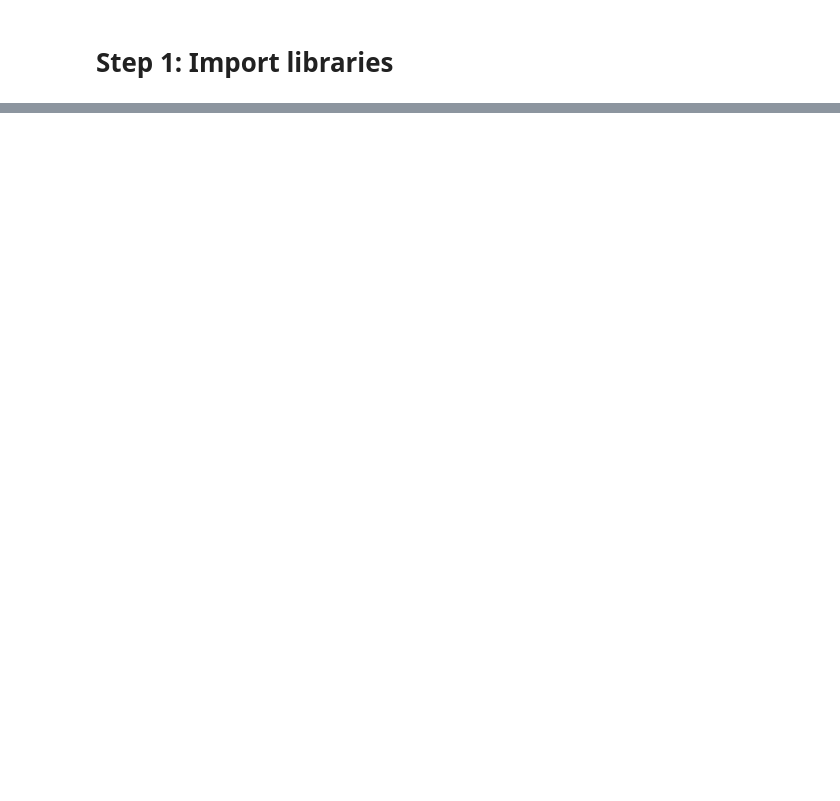
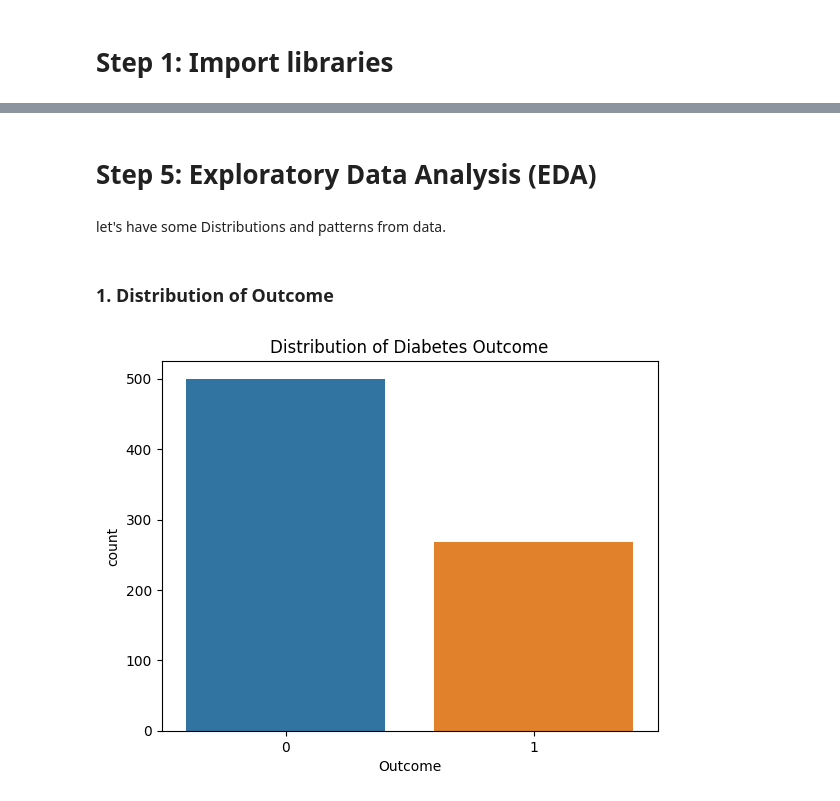
Before and after one commit to Faryalrifaz/Diabetes_Classification_through_ML_Algorithmes-, a Jupyter notebook: logistic-regression.ipynb, the cells around one changed output, grey strips where cells are left out. Saved outputs shown, nothing was run; the diff lists cells and outputs as text; code cells hidden in the pictures; blank space fills up the shorter version.

Commit message:
Diabetes Classification

```diff
--- a/logistic-regression.ipynb
+++ b/logistic-regression.ipynb
@@ -101,0 +104,20 @@ While the model demonstrates solid overall performance, it could be improved fur
+# %%
+from sklearn.preprocessing import StandardScaler
+from imblearn.over_sampling import SMOTE
+
+# 1. Replace zero values with median (for specific columns)
+cols = ['Glucose','BloodPressure','SkinThickness','Insulin','BMI']
+for col in cols:
+    data[col] = data[col].replace(0, data[col].median())
+
+# 2. Split features and target
+X = data.drop('Outcome', axis=1)
+y = data['Outcome']
+
+# 3. Scale features for better model performance
+scaler = StandardScaler()
+X_scaled = scaler.fit_transform(X)
+
+# 4. Balance the dataset using SMOTE
+sm = SMOTE(random_state=42)
+X_res, y_res = sm.fit_resample(X_scaled, y)
@@ -101,0 +140,12 @@ While the model demonstrates solid overall performance, it could be improved fur
+# %% [markdown]
+# Step 5:  Exploratory Data Analysis (EDA)
+# %% [markdown]
+let's have some Distributions and patterns from data.
+# %% [markdown]
+### **1. Distribution of Outcome**
+# %%
+sns.countplot(x='Outcome', data=data)
+plt.title('Distribution of Diabetes Outcome')
+plt.show()
+# %% [output]
+[figure, added]
```
Also changed, not shown: parts of 55 cells of this notebook.
